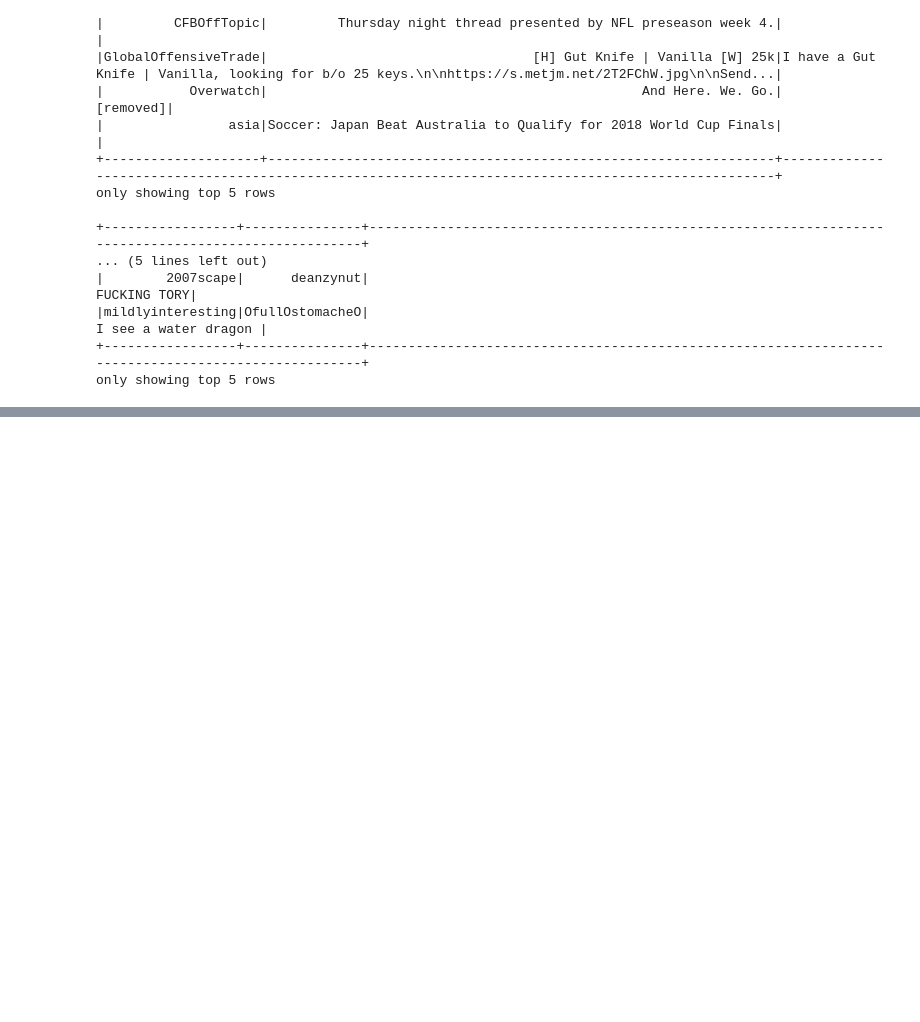
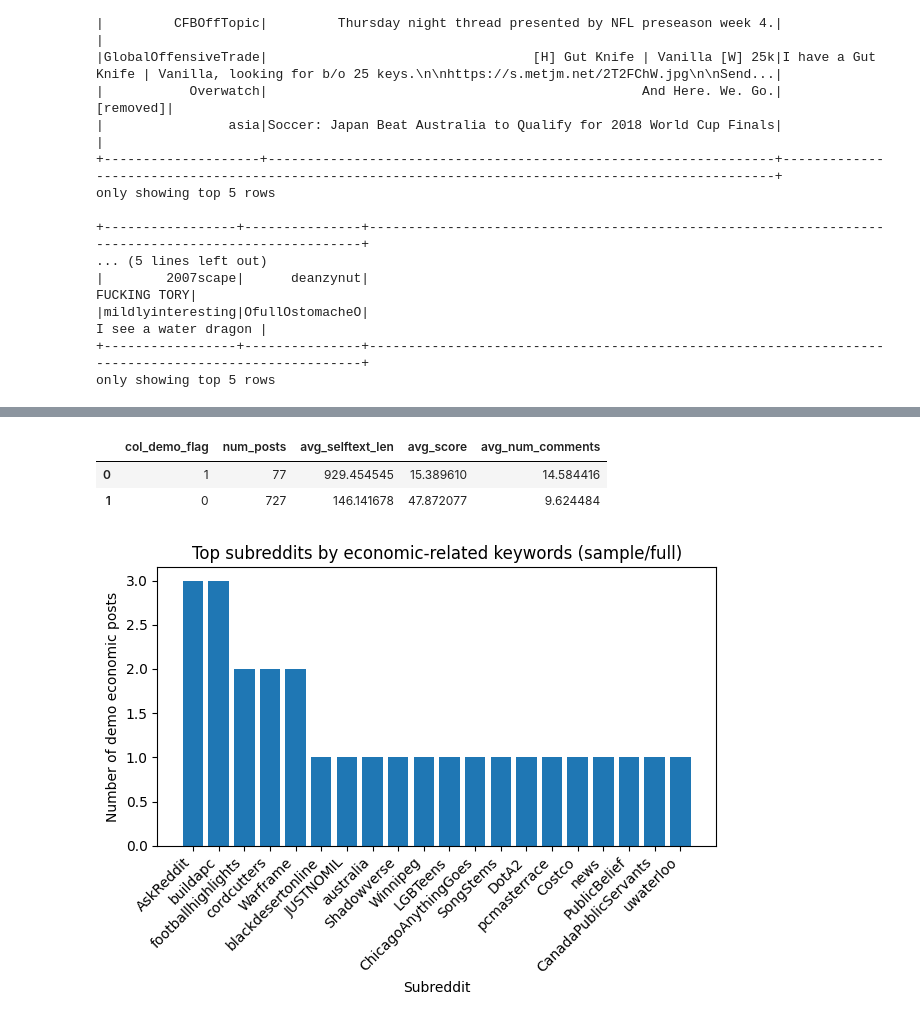
Before and after one commit to stevengao0/dsan6000-final-project, a Jupyter notebook: code/project_eda.ipynb, the cells around one changed output, grey strips where cells are left out. Saved outputs shown, nothing was run; the diff lists cells and outputs as text; code cells hidden in the pictures; blank space fills up the shorter version.

Commit message:
edit Milestone 1 with sample data

```diff
--- a/code/project_eda.ipynb
+++ b/code/project_eda.ipynb
@@ -196,9 +290,15 @@ only showing top 5 rows
 # %%
-demo_kw = r"(?i)(inflation|rent|mortgage|debt|loan|bills|price|cost|money|pay|wage)"
+demo_kw = test_kw  # reuse the broad pattern for demo and initial CoL proxy
 
 submissions_feat = (
     submissions_clean
-    .withColumn("col_demo_flag", F.col("title").cast("string").rlike(demo_kw).cast("int"))
+    .withColumn(
+        "col_demo_flag",
+        (
+            F.col("title").cast("string").rlike(demo_kw) |
+            F.col("selftext").cast("string").rlike(demo_kw)
+        ).cast("int")
+    )
     .withColumn(
         "selftext_len",
         F.when(F.col("selftext").isNull(), 0).otherwise(F.length("selftext"))
@@ -211,7 +311,8 @@ submissions_feat = (
     )
 )
 
-print("Demo cost-of-living-ish submissions in sample:",
+print("Demo economic-flagged submissions:",
       submissions_feat.filter(F.col("col_demo_flag") == 1).count())
-submissions_feat.select("subreddit", "title", "col_demo_flag").show(5, truncate=100)
+
+submissions_feat.select("subreddit", "title", "col_demo_flag", "post_length_bucket").show(5, truncate=80)
 # %% [output]
@@ -261,0 +361,12 @@ only showing top 20 rows
+# %%
+submissions_demo = submissions_feat.filter(F.col("col_demo_flag") == 1)
+
+top_demo_subs = (
+    submissions_demo.groupBy("subreddit")
+    .agg(F.count("*").alias("demo_posts"))
+    .orderBy(F.desc("demo_posts"))
+    .limit(20)
+)
+
+top_demo_subs_pd = top_demo_subs.toPandas()
+top_demo_subs_pd
@@ -261,0 +409,25 @@ only showing top 20 rows
+# %%
+has_score = "score" in submissions_feat.columns
+has_num_comments = "num_comments" in submissions_feat.columns
+
+agg_exprs = [
+    F.count("*").alias("num_posts"),
+    F.avg("selftext_len").alias("avg_selftext_len")
+]
+if has_score:
+    agg_exprs.append(F.avg("score").alias("avg_score"))
+if has_num_comments:
+    agg_exprs.append(F.avg("num_comments").alias("avg_num_comments"))
+
+engagement_demo = (
+    submissions_feat.groupBy("col_demo_flag")
+    .agg(*agg_exprs)
+    .orderBy(F.desc("col_demo_flag"))
+)
+
+engagement_demo_pd = engagement_demo.toPandas()
+engagement_demo_pd
+# %% [output]
+|  | col_demo_flag | num_posts | avg_selftext_len | avg_score | avg_num_comments |
+| 0 | 1 | 77 | 929.454545 | 15.389610 | 14.584416 |
+| 1 | 0 | 727 | 146.141678 | 47.872077 | 9.624484 |
@@ -261,0 +441,17 @@ only showing top 20 rows
+# %%
+# Plot 1 – Top Subreddits by Demo Economic Posts
+if not top_demo_subs_pd.empty:
+    plt.figure()
+    plt.bar(top_demo_subs_pd["subreddit"], top_demo_subs_pd["demo_posts"])
+    plt.xticks(rotation=45, ha="right")
+    plt.xlabel("Subreddit")
+    plt.ylabel("Number of demo economic posts")
+    plt.title("Top subreddits by economic-related keywords (sample/full)")
+    plt.tight_layout()
+    path1 = IMG_DIR / "plot_top_demo_col_subreddits.png"
+    plt.savefig(path1)
+    path1
+else:
+    print("No demo-flagged posts to plot (likely when using tiny sample).")
+# %% [output]
+[figure, added]
```
Also changed, not shown: parts of 30 cells of this notebook, 8 other files.
